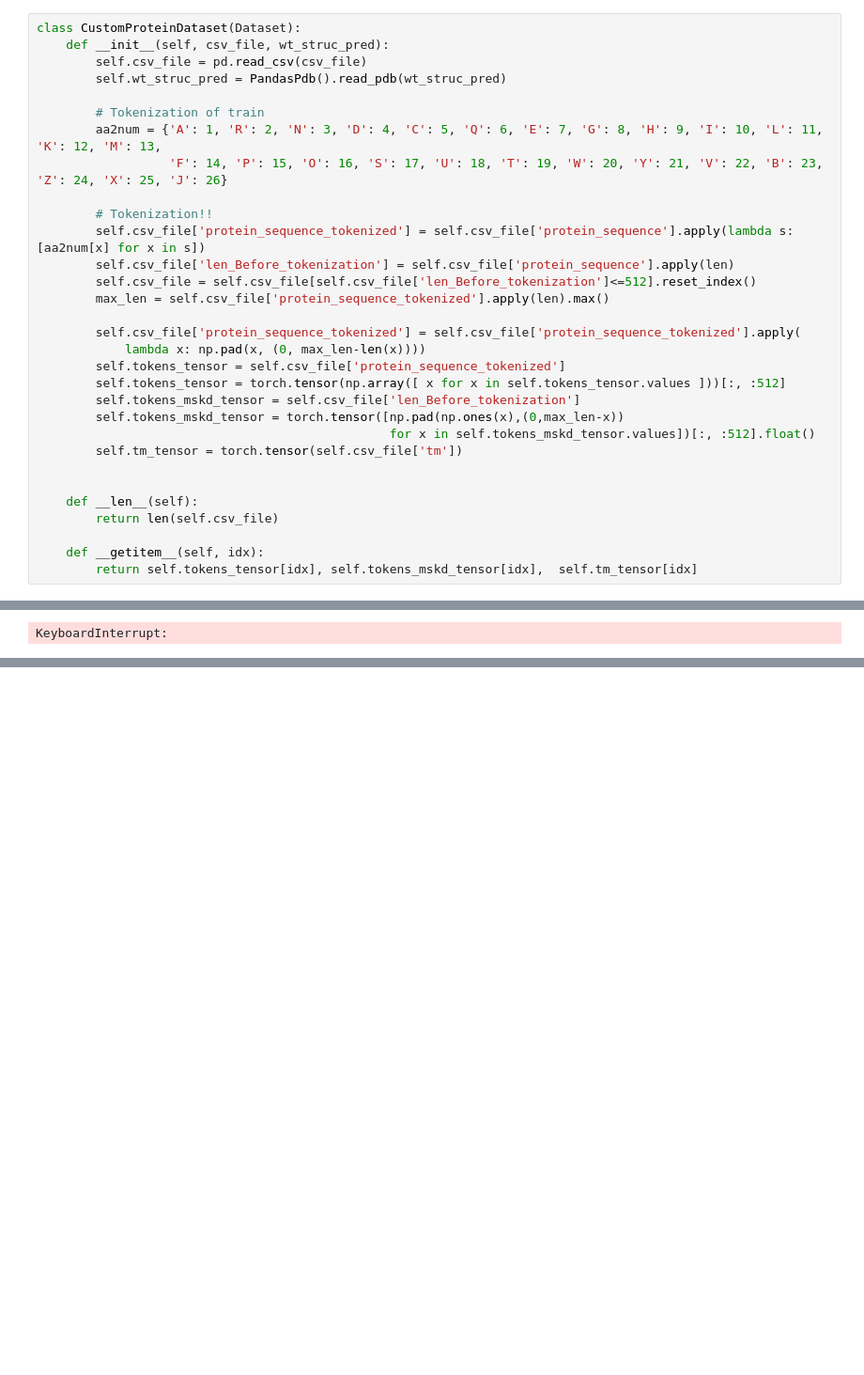
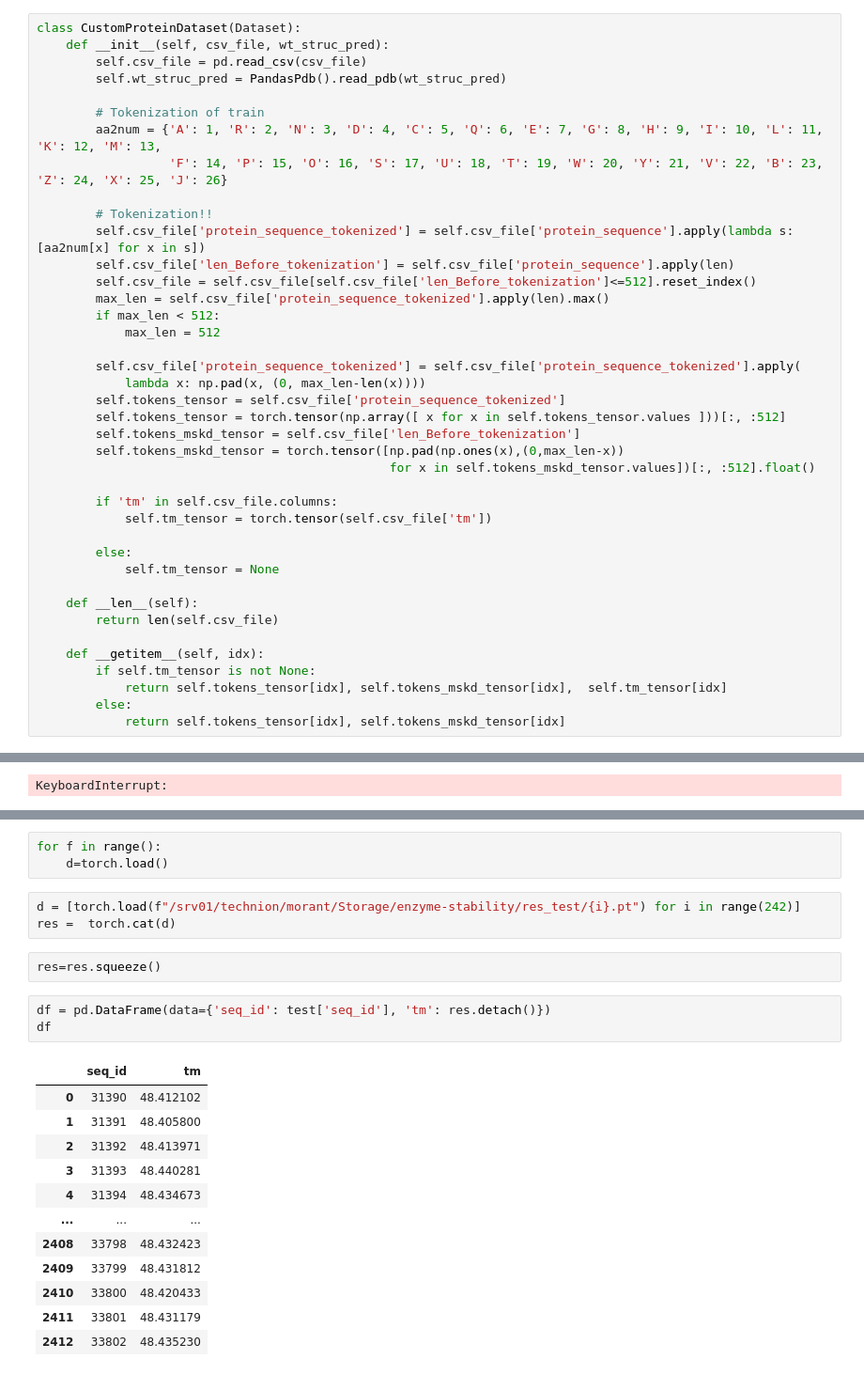
Before and after one commit to hkariti/enzyme-stability, a Jupyter notebook: draft_tokenization_to_BERT.ipynb, the cells around one changed output, grey strips where cells are left out. Shown: that part at 94% size. Drawn from its saved outputs; the diff is of its cells as text; blank space fills up the shorter version.

```diff
--- a/draft_tokenization_to_BERT.ipynb
+++ b/draft_tokenization_to_BERT.ipynb
@@ -27,6 +27,8 @@ class CustomProteinDataset(Dataset):
         self.csv_file['len_Before_tokenization'] = self.csv_file['protein_sequence'].apply(len)
         self.csv_file = self.csv_file[self.csv_file['len_Before_tokenization']<=512].reset_index()
         max_len = self.csv_file['protein_sequence_tokenized'].apply(len).max()
+        if max_len < 512:
+            max_len = 512
 
         self.csv_file['protein_sequence_tokenized'] = self.csv_file['protein_sequence_tokenized'].apply(
             lambda x: np.pad(x, (0, max_len-len(x))))
@@ -35,14 +37,21 @@ class CustomProteinDataset(Dataset):
         self.tokens_mskd_tensor = self.csv_file['len_Before_tokenization']
         self.tokens_mskd_tensor = torch.tensor([np.pad(np.ones(x),(0,max_len-x))
                                                 for x in self.tokens_mskd_tensor.values])[:, :512].float()
-        self.tm_tensor = torch.tensor(self.csv_file['tm'])
 
+        if 'tm' in self.csv_file.columns:
+            self.tm_tensor = torch.tensor(self.csv_file['tm'])
+
+        else:
+            self.tm_tensor = None
 
     def __len__(self):
         return len(self.csv_file)
 
     def __getitem__(self, idx):
-        return self.tokens_tensor[idx], self.tokens_mskd_tensor[idx],  self.tm_tensor[idx]
+        if self.tm_tensor is not None:
+            return self.tokens_tensor[idx], self.tokens_mskd_tensor[idx],  self.tm_tensor[idx]
+        else:
+            return self.tokens_tensor[idx], self.tokens_mskd_tensor[idx]
 # %%
 training_data = CustomProteinDataset('/srv01/technion/morant/Storage/train.csv',
                                      '/srv01/technion/morant/Storage/wildtype_structure_prediction_af2.pdb')
@@ -137,0 +181,24 @@ environ{'SHELL': '/bin/bash',
+# %%
+for f in range():
+    d=torch.load()
+# %%
+d = [torch.load(f"/srv01/technion/morant/Storage/enzyme-stability/res_test/{i}.pt") for i in range(242)]
+res =  torch.cat(d)
+# %%
+res=res.squeeze()
+# %%
+df = pd.DataFrame(data={'seq_id': test['seq_id'], 'tm': res.detach()})
+df
+# %% [output]
+|  | seq_id | tm |
+| 0 | 31390 | 48.412102 |
+| 1 | 31391 | 48.405800 |
+| 2 | 31392 | 48.413971 |
+| 3 | 31393 | 48.440281 |
+| 4 | 31394 | 48.434673 |
+| ... | ... | ... |
+| 2408 | 33798 | 48.432423 |
+| 2409 | 33799 | 48.431812 |
+| 2410 | 33800 | 48.420433 |
+| 2411 | 33801 | 48.431179 |
+| 2412 | 33802 | 48.435230 |
```
Also changed, not shown: parts of 13 cells of this notebook.
